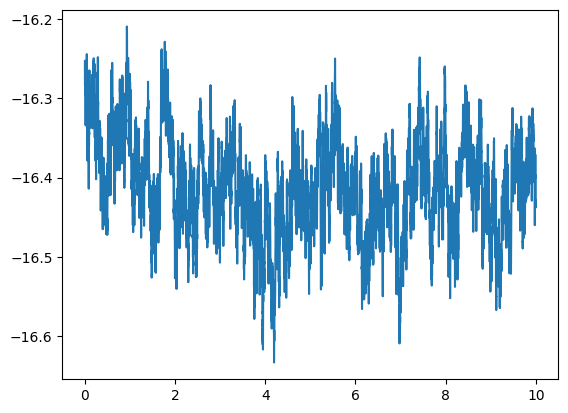
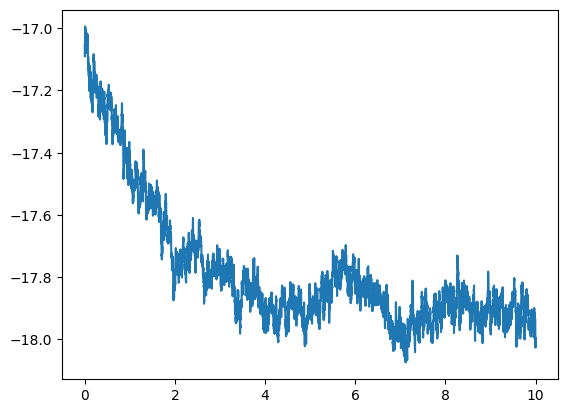
The change to this notebook cell's code, shown as a diff; its figure went from the first image to the second:
--- before
+++ after
@@ -1,3 +1,3 @@
-x = np.linspace(0, 10, len(data_array[30]))
+# x = np.linspace(0, 10, len(data_array[16]))
 
-plt.plot(x, data_array[130])
+# plt.plot(x, data_array[110])

Commit: minor changes